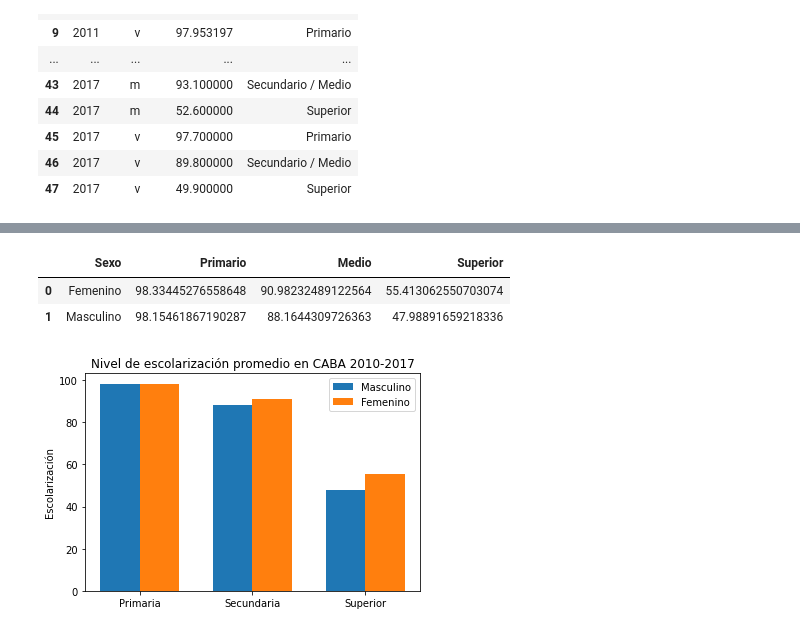
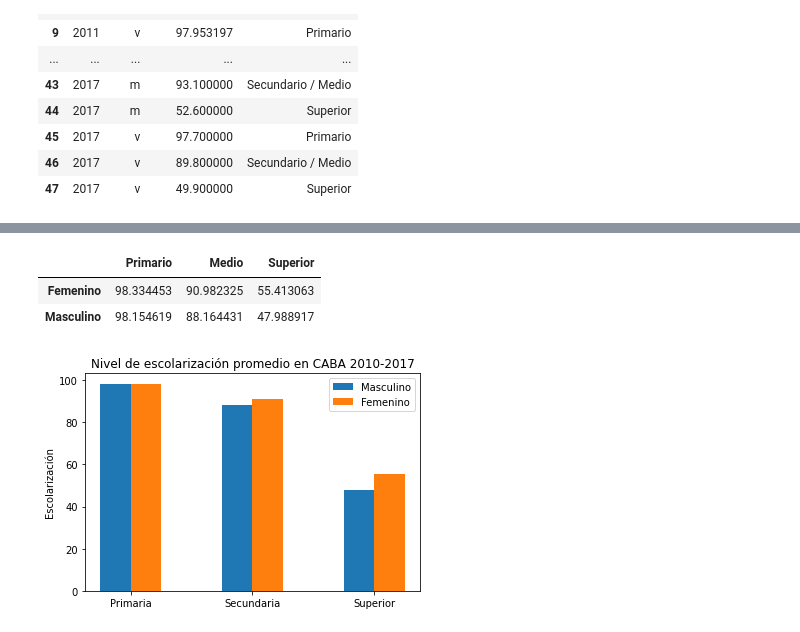
Before and after one commit to Belen-Ramos/Lenguajes, a Jupyter notebook: Dataframes - Escolaridad CABA.ipynb, the cells around one changed output, grey strips where cells are left out. Saved outputs shown, nothing was run; the diff lists cells and outputs as text; code cells hidden in the pictures.

```diff
--- a/Dataframes - Escolaridad CABA.ipynb
+++ b/Dataframes - Escolaridad CABA.ipynb
@@ -48,34 +73,34 @@ PromVM = filtroVM['Escolarización'].mean()
 filtroVS = filtroV.loc[datos['Nivel'] == 'Superior']
 PromVS = filtroVS['Escolarización'].mean()
 # %%
-Array = np.array(['Femenino', PromMP, PromMM, PromMS,'Masculino', PromVP, PromVM, PromVS]).reshape(2,4)
-datosNuevos = pd.DataFrame(Array, columns = ['Sexo', 'Primario', 'Medio', 'Superior'])
+Array = np.array([PromMP, PromMM, PromMS, PromVP, PromVM, PromVS]).reshape(2,3)
+datosNuevos = pd.DataFrame(Array, columns = ['Primario', 'Medio', 'Superior'], index = ['Femenino', 'Masculino' ])
 datosNuevos
 # %% [output]
-|  | Sexo | Primario | Medio | Superior |
-| 0 | Femenino | 98.33445276558648 | 90.98232489122564 | 55.413062550703074 |
-| 1 | Masculino | 98.15461867190287 | 88.1644309726363 | 47.98891659218336 |
+|  | Primario | Medio | Superior |
+| Femenino | 98.334453 | 90.982325 | 55.413063 |
+| Masculino | 98.154619 | 88.164431 | 47.988917 |
 # %%
 fig, ax = plt.subplots()
 
 Nivel = ['Primaria', 'Secundaria', 'Superior']
 Masculino = [PromVP, PromVM, PromVS]
 Femenino = [PromMP, PromMM, PromMS]
 
 x = np.arange(len(Nivel))
-ancho = 0.35
+ancho = 0.25
 
 barraV = ax.bar(x-ancho/2, Masculino, ancho, label = 'Masculino')
 barraM = ax.bar(x+ancho/2, Femenino, ancho, label = 'Femenino')
 
 ax.set_ylabel('Escolarización')
 ax.set_title('Nivel de escolarización promedio en CABA 2010-2017')
 ax.set_xticks(x)
 ax.set_xticklabels(Nivel)
 ax.legend()
 
 plt.savefig('doble_barra.png')
 #Mostramos la grafica con el metodo show()
 plt.show()
 # %% [output]
-[figure, old version]
+[figure, new version]
```
Also changed, not shown: parts of 2 cells of this notebook.
